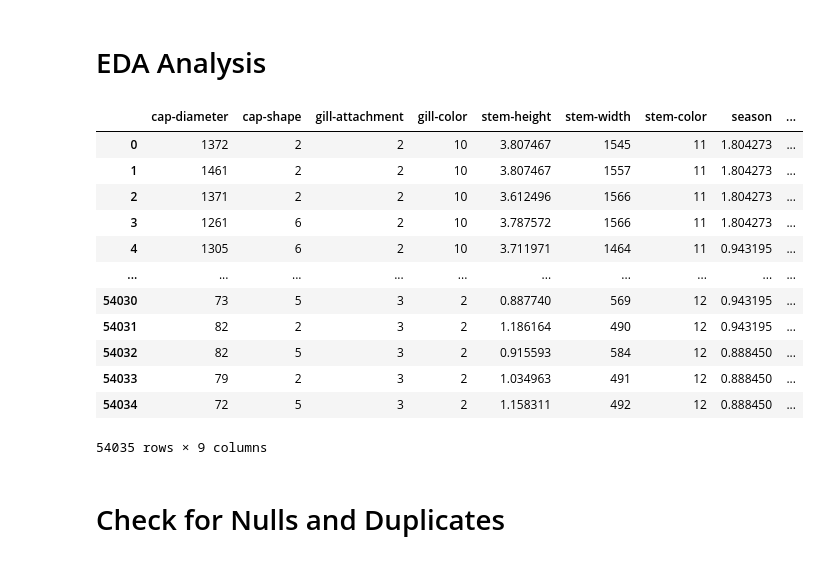
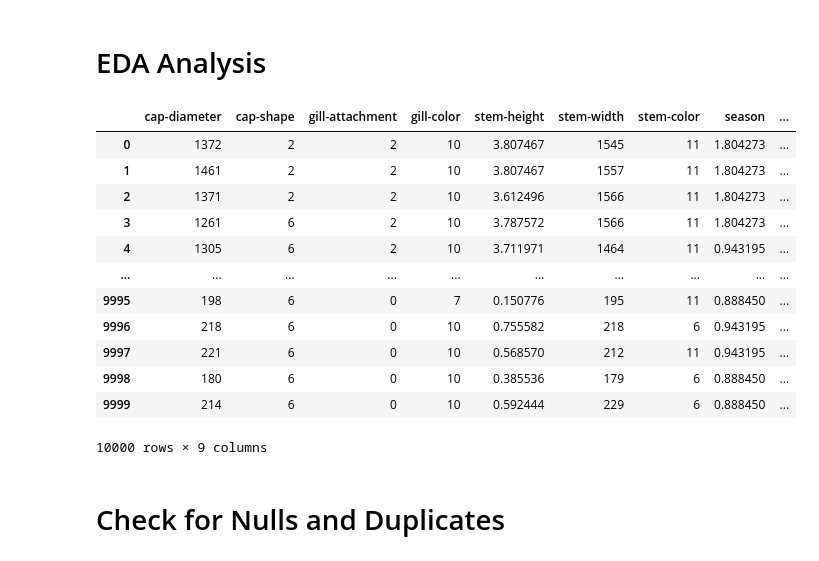
Before and after one commit to MaukanMir/Mushroon-Classification-Accuracy, a Jupyter notebook: training.ipynb, the cells around one changed output. Cells and saved outputs as stored; diff of their text form; code cells hidden in the pictures.

```diff
--- a/training.ipynb
+++ b/training.ipynb
@@ -173,22 +173,22 @@ def check_class_imbalance(df):
 # %% [markdown]
 # EDA Analysis
 # %%
-df = pd.read_csv("/Users/test/Documents/Software-projects/Python Projects/Machine Learning Projects/Mushroon-Classification-Accuracy/mushroom_cleaned.csv")
+df = pd.read_csv("/Users/test/Documents/Software-projects/Python Projects/Machine Learning Projects/Mushroon-Classification-Accuracy/mushroom_cleaned.csv", nrows=10000)
 df
 # %% [output]
 |  | cap-diameter | cap-shape | gill-attachment | gill-color | stem-height | stem-width | stem-color | season | ... |
 | 0 | 1372 | 2 | 2 | 10 | 3.807467 | 1545 | 11 | 1.804273 | ... |
 | 1 | 1461 | 2 | 2 | 10 | 3.807467 | 1557 | 11 | 1.804273 | ... |
 | 2 | 1371 | 2 | 2 | 10 | 3.612496 | 1566 | 11 | 1.804273 | ... |
 | 3 | 1261 | 6 | 2 | 10 | 3.787572 | 1566 | 11 | 1.804273 | ... |
 | 4 | 1305 | 6 | 2 | 10 | 3.711971 | 1464 | 11 | 0.943195 | ... |
 | ... | ... | ... | ... | ... | ... | ... | ... | ... | ... |
-| 54030 | 73 | 5 | 3 | 2 | 0.887740 | 569 | 12 | 0.943195 | ... |
-| 54031 | 82 | 2 | 3 | 2 | 1.186164 | 490 | 12 | 0.943195 | ... |
-| 54032 | 82 | 5 | 3 | 2 | 0.915593 | 584 | 12 | 0.888450 | ... |
-| 54033 | 79 | 2 | 3 | 2 | 1.034963 | 491 | 12 | 0.888450 | ... |
-| 54034 | 72 | 5 | 3 | 2 | 1.158311 | 492 | 12 | 0.888450 | ... |
+| 9995 | 198 | 6 | 0 | 7 | 0.150776 | 195 | 11 | 0.888450 | ... |
+| 9996 | 218 | 6 | 0 | 10 | 0.755582 | 218 | 6 | 0.943195 | ... |
+| 9997 | 221 | 6 | 0 | 10 | 0.568570 | 212 | 11 | 0.943195 | ... |
+| 9998 | 180 | 6 | 0 | 10 | 0.385536 | 179 | 6 | 0.888450 | ... |
+| 9999 | 214 | 6 | 0 | 10 | 0.592444 | 229 | 6 | 0.888450 | ... |
-54035 rows × 9 columns
+10000 rows × 9 columns
 # %% [markdown]
 # Check for Nulls and Duplicates
 # %%
```
Also changed, not shown: parts of 6 cells of this notebook.
